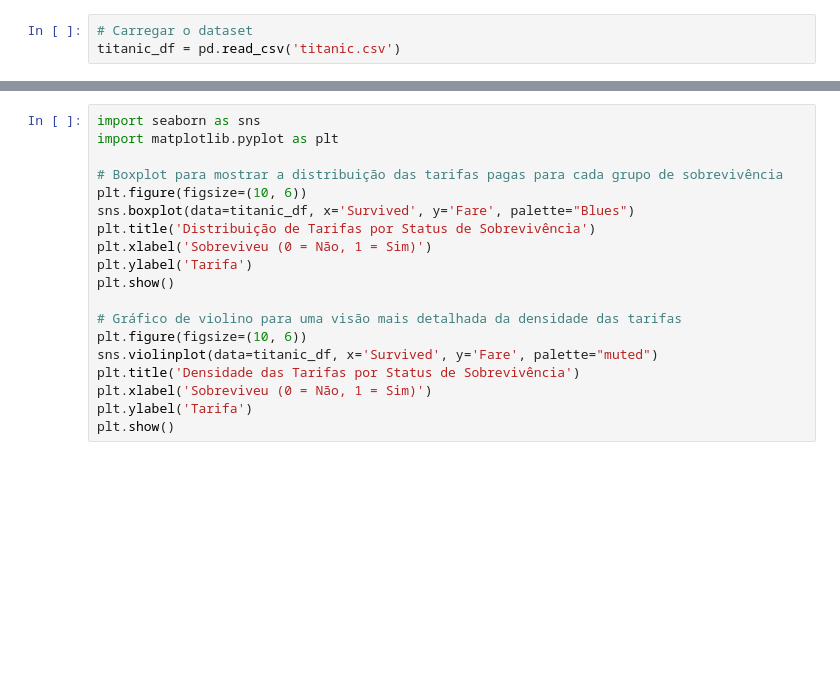
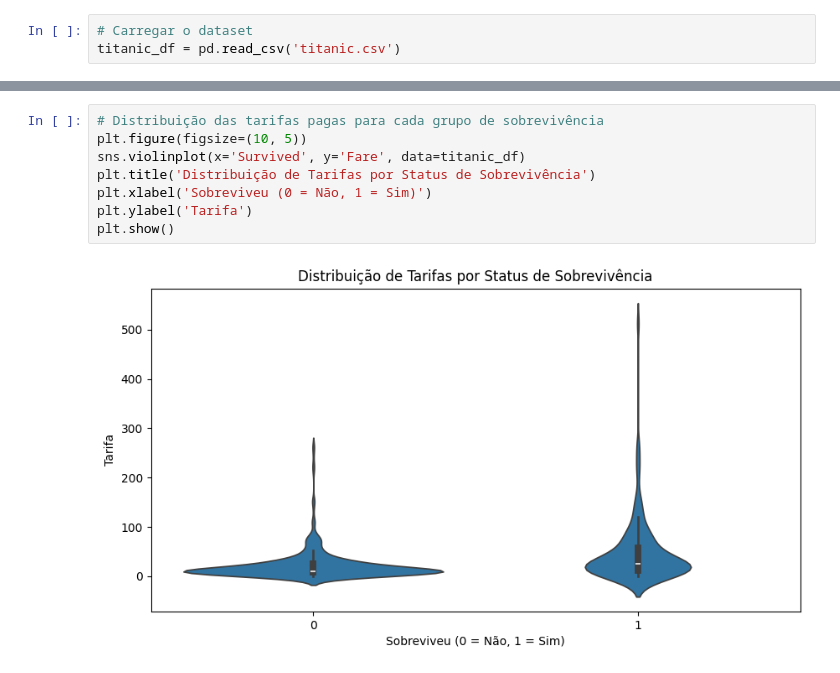
Before and after one commit to scjoaoantonio/aulas_datascience, a Jupyter notebook: exercicio1/main.ipynb, the cells around one changed output, grey strips where cells are left out. Drawn from its saved outputs; the diff is of its cells as text; blank space fills up the shorter version.

```diff
--- a/exercicio1/main.ipynb
+++ b/exercicio1/main.ipynb
@@ -43,19 +92,10 @@ print(fare_survival_relation)
 # %%
-import seaborn as sns
-import matplotlib.pyplot as plt
-
-# Boxplot para mostrar a distribuição das tarifas pagas para cada grupo de sobrevivência
-plt.figure(figsize=(10, 6))
-sns.boxplot(data=titanic_df, x='Survived', y='Fare', palette="Blues")
+# Distribuição das tarifas pagas para cada grupo de sobrevivência
+plt.figure(figsize=(10, 5))
+sns.violinplot(x='Survived', y='Fare', data=titanic_df)
 plt.title('Distribuição de Tarifas por Status de Sobrevivência')
 plt.xlabel('Sobreviveu (0 = Não, 1 = Sim)')
 plt.ylabel('Tarifa')
 plt.show()
-
-# Gráfico de violino para uma visão mais detalhada da densidade das tarifas
-plt.figure(figsize=(10, 6))
-sns.violinplot(data=titanic_df, x='Survived', y='Fare', palette="muted")
-plt.title('Densidade das Tarifas por Status de Sobrevivência')
-plt.xlabel('Sobreviveu (0 = Não, 1 = Sim)')
-plt.ylabel('Tarifa')
-plt.show()
+# %% [output]
+[figure, added]
```
Also changed, not shown: parts of 5 cells of this notebook.
